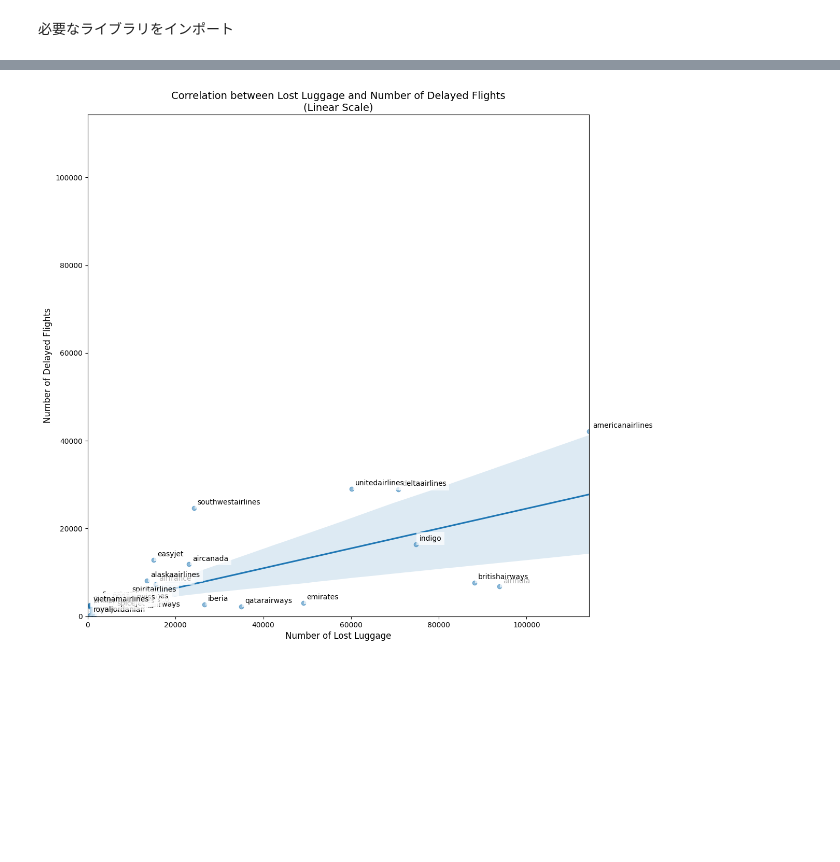
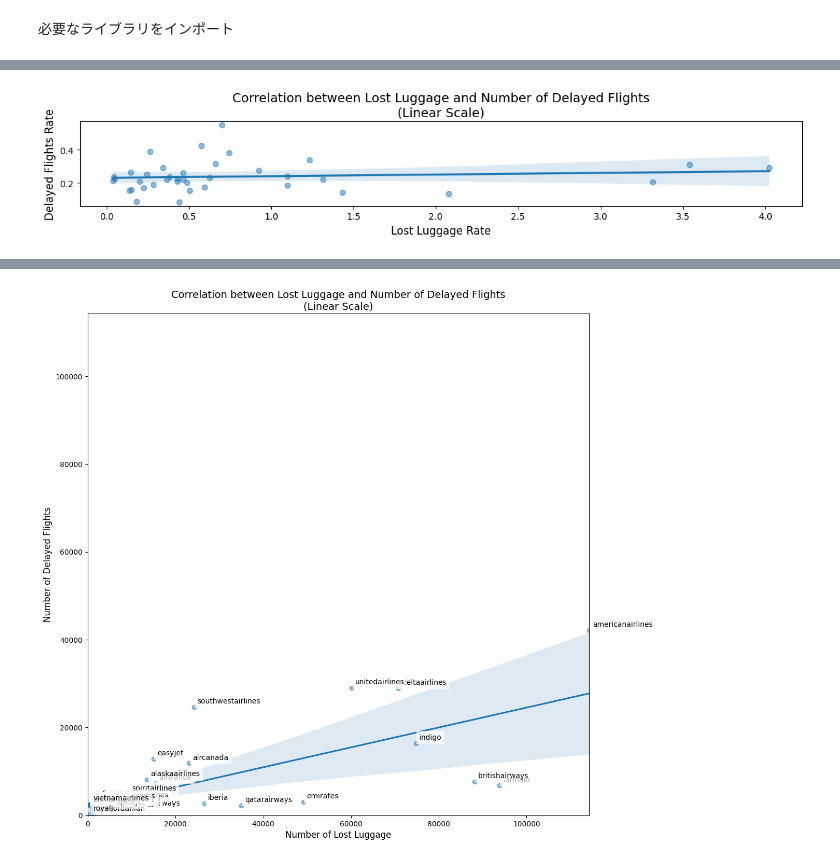
Before and after one commit to FuchinoueKouta/ds2-, a Jupyter notebook: 最終課題.ipynb, the cells around one changed output, grey strips where cells are left out. Cells and saved outputs as stored; diff of their text form; code cells hidden in the pictures; blank space fills up the shorter version.

```diff
--- a/最終課題.ipynb
+++ b/最終課題.ipynb
@@ -257,0 +259,98 @@ from scipy import stats
+# %%
+# 分析用のデータフレームを作成
+df = pd.DataFrame(joined_data, columns=['Airlines', 'Lost_luggage', 'OTP', 'Canceled_flights', 'Total_flights'])
+# データの前処理
+df['OTP'] = df['OTP'].str.replace('%', '').str.replace(',', '').astype(float)
+df['Total_flights'] = df['Total_flights'].str.replace(',', '').astype(int)
+df['Lost_luggage'] = df['Lost_luggage'].astype(int)
+# 遅延便数を計算
+df['Delayed_flights'] = ((100 - df['OTP']) / 100 * df['Total_flights']).round().astype(int)
+# 便数で割った「率」を新たに計算
+# Total_flights が 0 の場合を除外したい場合は df = df[df['Total_flights'] > 0] などを事前に行う
+df['Lost_luggage_rate'] = df['Lost_luggage'] / df['Total_flights']
+df['Delayed_flights_rate'] = df['Delayed_flights'] / df['Total_flights']
+# 相関分析（ロストバゲージ「率」と遅延便「率」）
+correlation = stats.pearsonr(df['Lost_luggage_rate'], df['Delayed_flights_rate'])
+# 可視化（通常スケール）
+plt.figure(figsize=(12, 12))  # 正方形のグラフ領域
+sns.regplot(x='Lost_luggage_rate', y='Delayed_flights_rate', data=df, scatter_kws={'alpha':0.5})
+
+# アスペクト比を1:1に設定
+plt.gca().set_aspect('equal')
+plt.title('Correlation between Lost Luggage and Number of Delayed Flights\n(Linear Scale)', fontsize=14)
+plt.xlabel('Lost Luggage Rate', fontsize=12)
+plt.ylabel('Delayed Flights Rate', fontsize=12)
+# 航空会社名のラベル表示
+for idx, row in df.iterrows():
+    plt.annotate(
+        row['Airlines'],
+        xy=(row['Lost_luggage'], row['Delayed_flights']),
+        xytext=(5, 5),
+        textcoords='offset points',
+        fontsize=10,
+        bbox=dict(facecolor='white', edgecolor='none', alpha=0.7)
+    )
+plt.tight_layout()
+plt.savefig('correlation_analysis_linear.png', dpi=300, bbox_inches='tight')
+plt.show()
+# 可視化（対数スケール）
+plt.figure(figsize=(12, 12))
+sns.regplot(
+    x='Lost_luggage_rate',
+    y='Delayed_flights_rate',
+    data=df,
+    scatter_kws={'alpha': 0.5}
+)
+
+# 軸を対数表示にする
+plt.xscale('log')
+plt.yscale('log')
+
+# タイトルを正しく「Log Scale」に修正
+plt.title('Correlation between Lost Luggage Rate and Delayed Flights Rate\n(Log Scale)', fontsize=14)
+plt.xlabel('Lost Luggage Rate', fontsize=12)
+plt.ylabel('Delayed Flights Rate', fontsize=12)
+# 航空会社名のラベル表示
+for idx, row in df.iterrows():
+    plt.annotate(
+        row['Airlines'],
+        xy=(row['Lost_luggage'], row['Delayed_flights']),
+        xytext=(5, 5),
+        textcoords='offset points',
+        fontsize=10,
+        bbox=dict(facecolor='white', edgecolor='none', alpha=0.7)
+    )
+plt.tight_layout()
+plt.savefig('correlation_analysis_log.png', dpi=300, bbox_inches='tight')
+plt.show()
+# 分析結果の表示
+print("\n=== 分析結果 ===")
+print(f"対象航空会社数: {len(df)}")
+print(f"相関係数: {correlation[0]:.3f}")
+print(f"P値: {correlation[1]:.3f}")
+print("\n=== 主要統計 ===")
+print(f"平均ロストバゲージ率: {df['Lost_luggage_rate'].mean():.4f}")
+print(f"平均遅延便率: {df['Delayed_flights_rate'].mean():.4f}")
+print(f"（{df['Lost_luggage'].max()}件）")
+print(f"\n遅延便数最多航空会社: {df.loc[df['Delayed_flights'].idxmax(), 'Airlines']}")
+print(f"（{df['Delayed_flights'].max()}便）")
+# 相関の解釈
+def interpret_correlation(coef):
+    if abs(coef) < 0.3:
+        return "弱い"
+    elif abs(coef) < 0.7:
+        return "中程度"
+    else:
+        return "強い"
+print("\n=== 相関分析の解釈 ===")
+interpretation = interpret_correlation(correlation[0])
+print(f"相関係数 {correlation[0]:.3f} は{interpretation}相関を示しています。")
+if correlation[1] < 0.05:
+    print("この相関は統計的に有意です。")
+else:
+    print("この相関は統計的に有意ではありません。")
+# 詳細データの表示
+print("\n=== 分析データ ===")
+print(df[['Airlines', 'Lost_luggage', 'Delayed_flights', 'Total_flights', 'OTP']].to_string())
+# %% [output]
+[figure, added]
```
Also changed, not shown: parts of 4 cells of this notebook.
